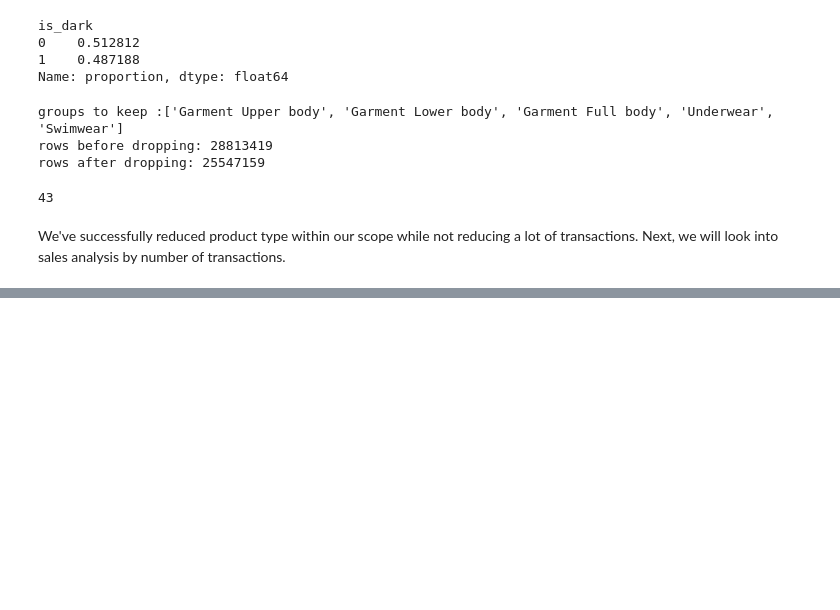
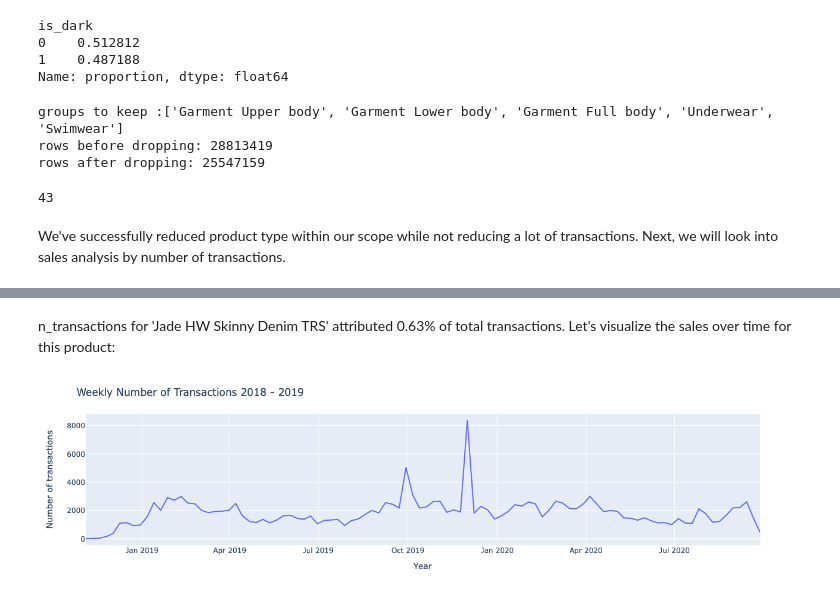
Before and after one commit to wellswang-ds/Capstone-BS, a Jupyter notebook: notebooks/H&M-Sprint2.ipynb, the cells around one changed output, grey strips where cells are left out. Drawn from its saved outputs; the diff is of its cells as text; code cells hidden in the pictures; blank space fills up the shorter version.

Commit message:
Sprint2-EDA-TimeSeries

```diff
--- a/notebooks/H&M-Sprint2.ipynb
+++ b/notebooks/H&M-Sprint2.ipynb
@@ -1365,0 +1376,22 @@ hm_sales_processed.to_csv('data/hm_sales_processed.csv', index=False)
+# %%
+# selecting top selling product as sample_product
+top_prod = hm_sales_processed['prod_name'].mode().iloc[0]
+print(f'top product: {top_prod}')
+
+# filter df
+df = hm_sales_processed[hm_sales_processed['prod_name']==top_prod]
+
+# Calculate the percentage of sales for this product compared to tatal
+prod_sales_pct = round(df.shape[0]*100/ hm_sales_processed.shape[0],2)
+print(f'Percentage of Sales: {prod_sales_pct}%')
+
+# timeseries prep
+df['t_dat']=pd.to_datetime(df['t_dat'])
+df = df.set_index('t_dat')
+
+# Keeping only units column
+df = df.loc[:,['units']]
+
+# Aggregate by week
+df = df.resample('W').sum()
+df.head()
@@ -1365,0 +1408,14 @@ hm_sales_processed.to_csv('data/hm_sales_processed.csv', index=False)
+# %% [markdown]
+n_transactions for 'Jade HW Skinny Denim TRS' attributed 0.63% of total transactions. Let's visualize the sales over time for this product:
+# %%
+# looking at the sales for this product over time
+fig = px.line(df, x=df.index, y="units",)
+fig.update_layout(
+    yaxis_title="Number of transactions",
+    xaxis_title="Year",
+    legend_title="",
+    title="Weekly Number of Transactions 2018 - 2019"
+)
+fig.show();
+# %% [output]
+[figure, added]
```
Also changed, not shown: parts of 23 cells of this notebook.
